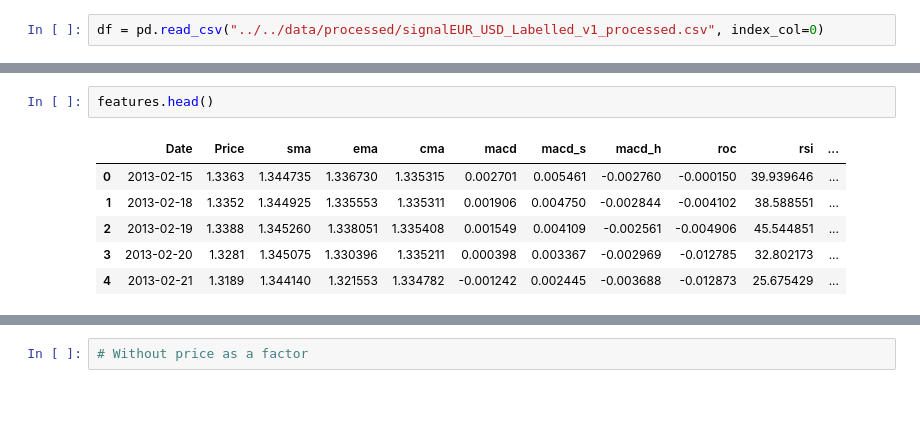
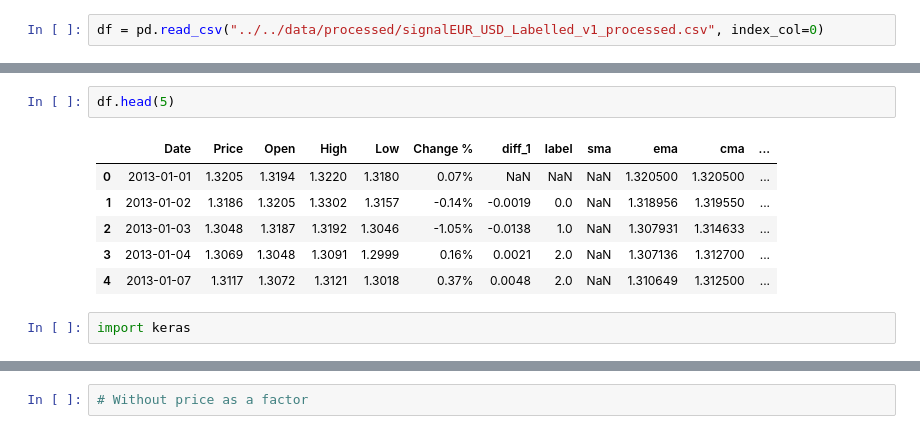
Before and after one commit to danieltwh/Open-Banking-ML, a Jupyter notebook: notebooks/signal/Baseline_LSTM_v1.ipynb, the cells around one changed output, grey strips where cells are left out. Saved outputs shown, nothing was run; the diff lists cells and outputs as text; blank space fills up the shorter version.

```diff
--- a/notebooks/signal/Baseline_LSTM_v1.ipynb
+++ b/notebooks/signal/Baseline_LSTM_v1.ipynb
@@ -41,12 +14,14 @@ features = df[time + columns + labels]
-# %%
-features.head()
-# %% [output]
-|  | Date | Price | sma | ema | cma | macd | macd_s | macd_h | roc | rsi | ... |
-| 0 | 2013-02-15 | 1.3363 | 1.344735 | 1.336730 | 1.335315 | 0.002701 | 0.005461 | -0.002760 | -0.000150 | 39.939646 | ... |
-| 1 | 2013-02-18 | 1.3352 | 1.344925 | 1.335553 | 1.335311 | 0.001906 | 0.004750 | -0.002844 | -0.004102 | 38.588551 | ... |
-| 2 | 2013-02-19 | 1.3388 | 1.345260 | 1.338051 | 1.335408 | 0.001549 | 0.004109 | -0.002561 | -0.004906 | 45.544851 | ... |
-| 3 | 2013-02-20 | 1.3281 | 1.345075 | 1.330396 | 1.335211 | 0.000398 | 0.003367 | -0.002969 | -0.012785 | 32.802173 | ... |
-| 4 | 2013-02-21 | 1.3189 | 1.344140 | 1.321553 | 1.334782 | -0.001242 | 0.002445 | -0.003688 | -0.012873 | 25.675429 | ... |
+# %%
+df.head(5)
+# %% [output]
+|  | Date | Price | Open | High | Low | Change % | diff_1 | label | sma | ema | cma | ... |
+| 0 | 2013-01-01 | 1.3205 | 1.3194 | 1.3220 | 1.3180 | 0.07% | NaN | NaN | NaN | 1.320500 | 1.320500 | ... |
+| 1 | 2013-01-02 | 1.3186 | 1.3205 | 1.3302 | 1.3157 | -0.14% | -0.0019 | 0.0 | NaN | 1.318956 | 1.319550 | ... |
+| 2 | 2013-01-03 | 1.3048 | 1.3187 | 1.3192 | 1.3046 | -1.05% | -0.0138 | 1.0 | NaN | 1.307931 | 1.314633 | ... |
+| 3 | 2013-01-04 | 1.3069 | 1.3048 | 1.3091 | 1.2999 | 0.16% | 0.0021 | 2.0 | NaN | 1.307136 | 1.312700 | ... |
+| 4 | 2013-01-07 | 1.3117 | 1.3072 | 1.3121 | 1.3018 | 0.37% | 0.0048 | 2.0 | NaN | 1.310649 | 1.312500 | ... |
+# %%
+import keras
 # %%
 from keras.utils.np_utils import to_categorical
 from sklearn.preprocessing import OneHotEncoder
```
Also changed, not shown: parts of 13 cells of this notebook, 1 other file.
